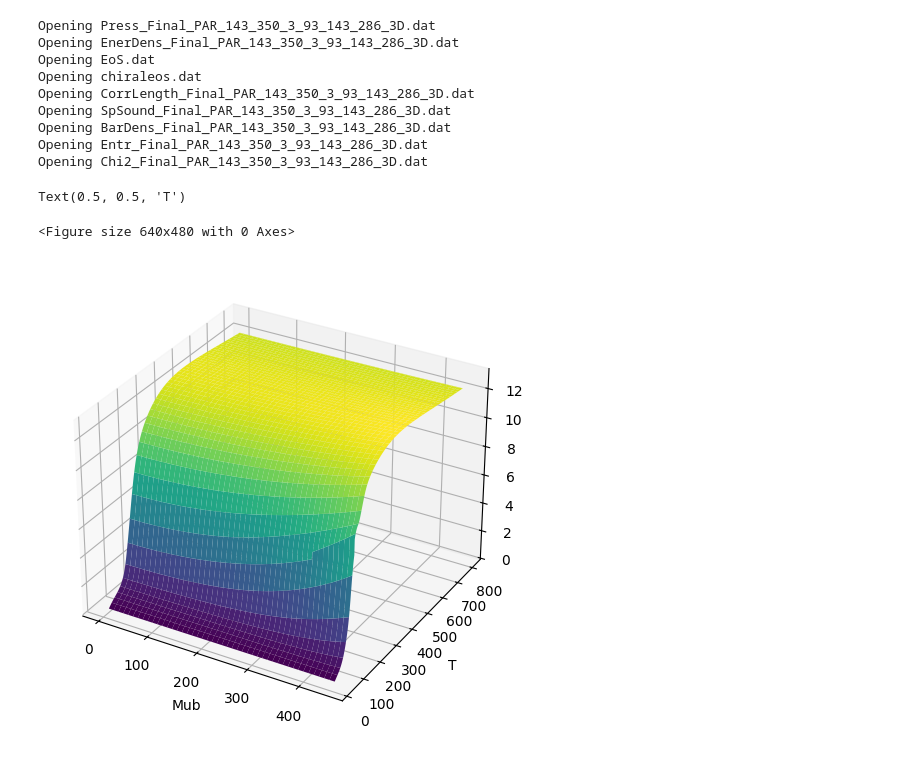
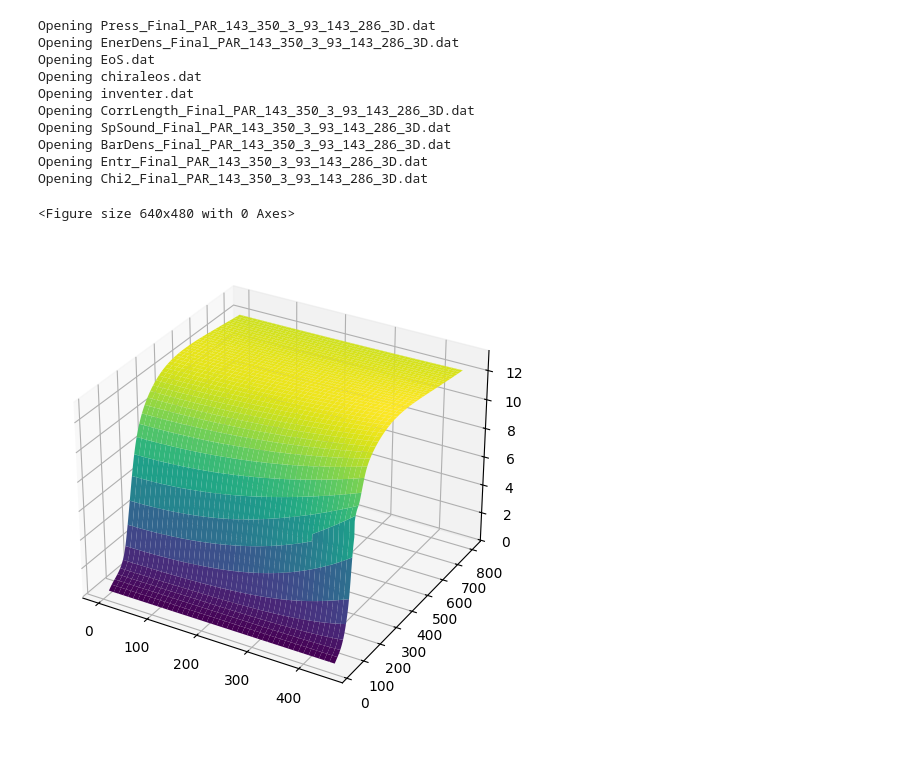
Before and after one commit to poledtomas/EoS-script, a Jupyter notebook: analyse.ipynb, the cells around one changed output. Drawn from its saved outputs; the diff is of its cells as text; code cells hidden in the pictures.

```diff
--- a/analyse.ipynb
+++ b/analyse.ipynb
@@ -23,23 +23,31 @@ def open_all_files(directory):
                     bardens = pd.read_csv(
                         filepath, sep="\t", header=None, names=["mub", "T", "nb"]
                     )
+                elif "inventer" in filename:
+                    inv = pd.read_csv(
+                        filepath,
+                        sep="\s+",
+                        skiprows=1,
+                        names=["e", "nb", "Te", "Tnb", "mub_e", "mub_nb"],
+                    )
 
         if not all([press is not None, enerdens is not None, bardens is not None]):
             raise ValueError("Missing required data files!")
 
-        return press, enerdens, bardens
+        return press, enerdens, bardens, inv
 
     except Exception as e:
         print(f"Error: {e}")
         return None, None, None
 # %%
 directory = "/Users/tomaspolednicek/Desktop/EoS-script/data"  # Nastavte správnou cestu k souborům
-press, enerdens, bardens = open_all_files(directory)
+press, enerdens, bardens, inv = open_all_files(directory)
 # %% [output]
 Opening Press_Final_PAR_143_350_3_93_143_286_3D.dat
 Opening EnerDens_Final_PAR_143_350_3_93_143_286_3D.dat
 Opening EoS.dat
 Opening chiraleos.dat
+Opening inventer.dat
 Opening CorrLength_Final_PAR_143_350_3_93_143_286_3D.dat
 Opening SpSound_Final_PAR_143_350_3_93_143_286_3D.dat
 Opening BarDens_Final_PAR_143_350_3_93_143_286_3D.dat
@@ -47,21 +55,22 @@ Opening Entr_Final_PAR_143_350_3_93_143_286_3D.dat
 Opening Chi2_Final_PAR_143_350_3_93_143_286_3D.dat
 # %%
 fig = plt.figure()
+
+
 pivot = enerdens.pivot(index="mub", columns="T", values="e")
 mub_values = pivot.index.values
 T_values = pivot.columns.values
 e_values = pivot.values
 
 MUB, T = np.meshgrid(mub_values, T_values, indexing="ij")
 
 fig = plt.figure(figsize=(8, 6))
 ax = fig.add_subplot(111, projection="3d")
 
 surf = ax.plot_surface(MUB, T, e_values, cmap="viridis")
 
-ax.set_xlabel("Mub")
-ax.set_ylabel("T")
+# ax.set_xlabel("Mub")
+# ax.set_ylabel("T")
 # %% [output]
-Text(0.5, 0.5, 'T')
+<Figure size 640x480 with 0 Axes>
-<Figure size 640x480 with 0 Axes>
-[figure, old version]
+[figure, new version]
```
Also changed, not shown: parts of 2 cells of this notebook, 2 other files.
